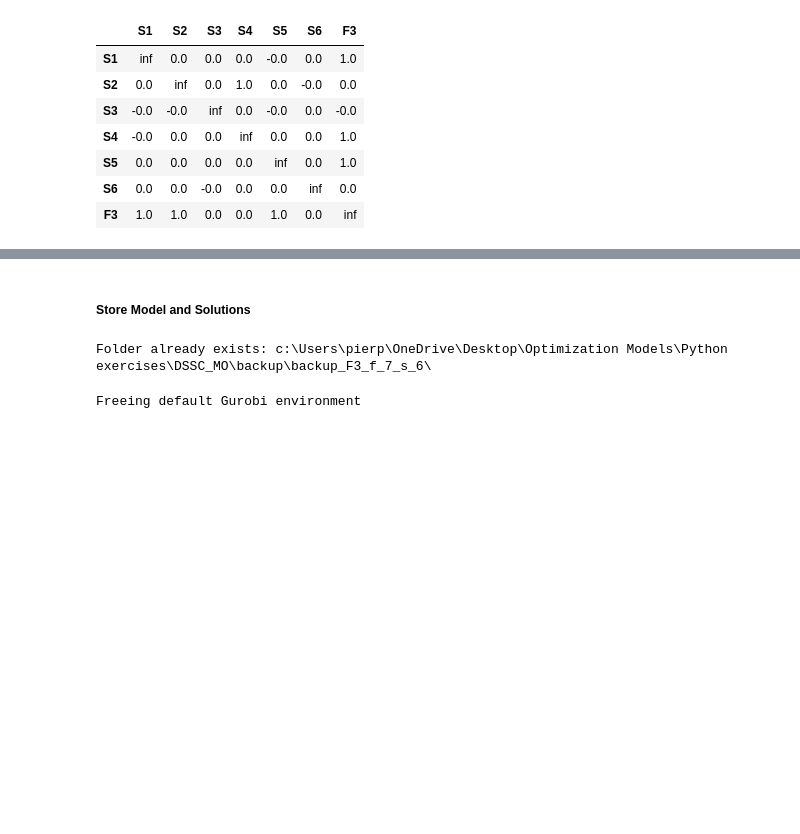
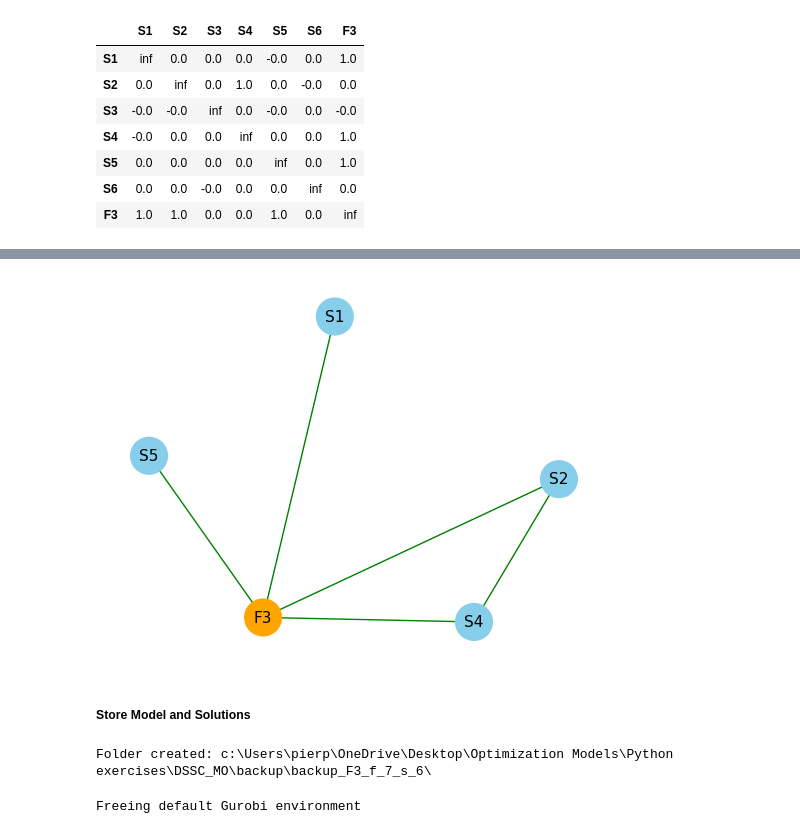
Before and after one commit to wilsonjefferson/DSSC_MO, a Jupyter notebook: larp_waste_management.ipynb, the cells around one changed output, grey strips where cells are left out. Drawn from its saved outputs; the diff is of its cells as text; code cells hidden in the pictures; blank space fills up the shorter version.

```diff
--- a/larp_waste_management.ipynb
+++ b/larp_waste_management.ipynb
@@ -494 +535,10 @@ W_2_sol_rapresentation
+# %%
+df = fs_dist.replace([np.inf, -np.inf], 0, inplace=False) # NOTE: networkx does not allow edges with weigths np.inf
+G_storages_facility = nx.from_pandas_adjacency(df)
+G_routes = nx.from_pandas_adjacency(Z_sol_rapresentation)
+
+routes = []
+for u, v in G_storages_facility.edges():
+    if [u, v] in G_routes.edges:
+        routes.append((u, v))
 # %%
@@ -538,17 +576,15 @@ plt.show()
+# %%
+incl_nodes = list(set(G_storages_facility.nodes) - set(excl_nodes))
+plot_graph(G_storages_facility, incl_nodes, routes, main_nodes='F', save_at=f'images/routes_from_{facility}.svg')
+# %% [output]
+[figure, added]
 # %% [markdown]
 ##### Store Model and Solutions
 # %%
-def create_folder_if_not_exists(folder_path):
-    if not os.path.exists(folder_path):
-        os.makedirs(folder_path)
-        print(f"Folder created: {folder_path}")
-    else:
-        print(f"Folder already exists: {folder_path}")
-
 folder_path = os.getcwd() + f"\\backup\\backup_{facility}_f_{n_fields}_s_{m_storages}\\"
 create_folder_if_not_exists(folder_path)
 # %% [output]
-Folder already exists: c:\Users\pierp\OneDrive\Desktop\Optimization Models\Python exercises\DSSC_MO\backup\backup_F3_f_7_s_6\
+Folder created: c:\Users\pierp\OneDrive\Desktop\Optimization Models\Python exercises\DSSC_MO\backup\backup_F3_f_7_s_6\
 # %%
 larp_model.write(folder_path + 'larp_model.mps')
 larp_model.write(folder_path + 'solution.sol')
```
Also changed, not shown: parts of 15 cells of this notebook, 3 other files.
